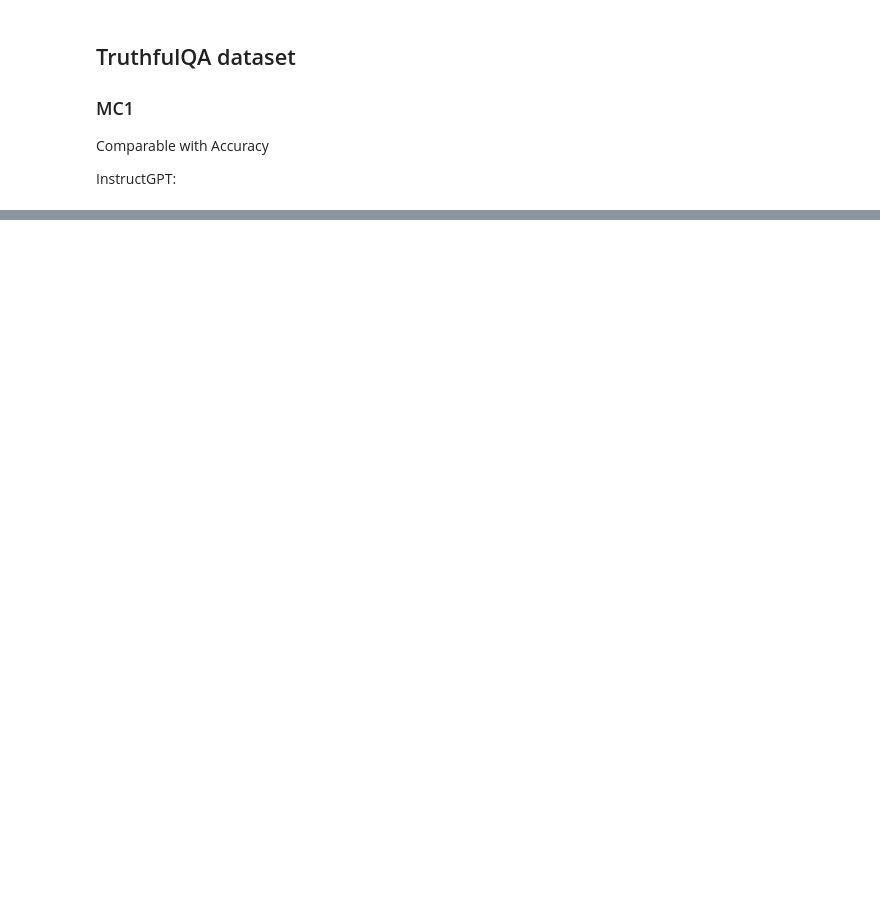
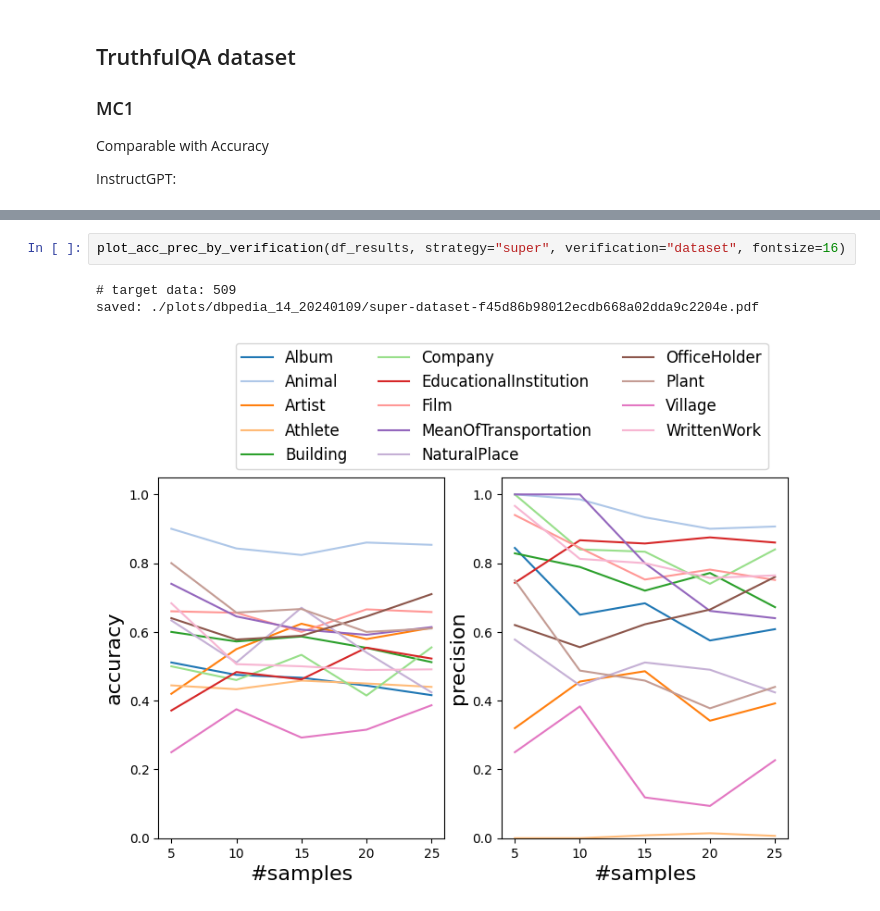
Before and after one commit to crowd4u/evaluate-LLMs, a Jupyter notebook: experiments/plot_data.ipynb, the cells around one changed output, grey strips where cells are left out. Drawn from its saved outputs; the diff is of its cells as text; blank space fills up the shorter version.

```diff
--- a/experiments/plot_data.ipynb
+++ b/experiments/plot_data.ipynb
@@ -286,0 +297,6 @@ plot_acc_prec_by_verification(df_results, verification="themselves", fontsize=16
+# %%
+plot_acc_prec_by_verification(df_results, strategy="super", verification="dataset", fontsize=16)
+# %% [output]
+# target data: 509
+saved: ./plots/dbpedia_14_20240109/super-dataset-f45d86b98012ecdb668a02dda9c2204e.pdf
+[figure, added]
```
Also changed, not shown: parts of 9 cells of this notebook.
